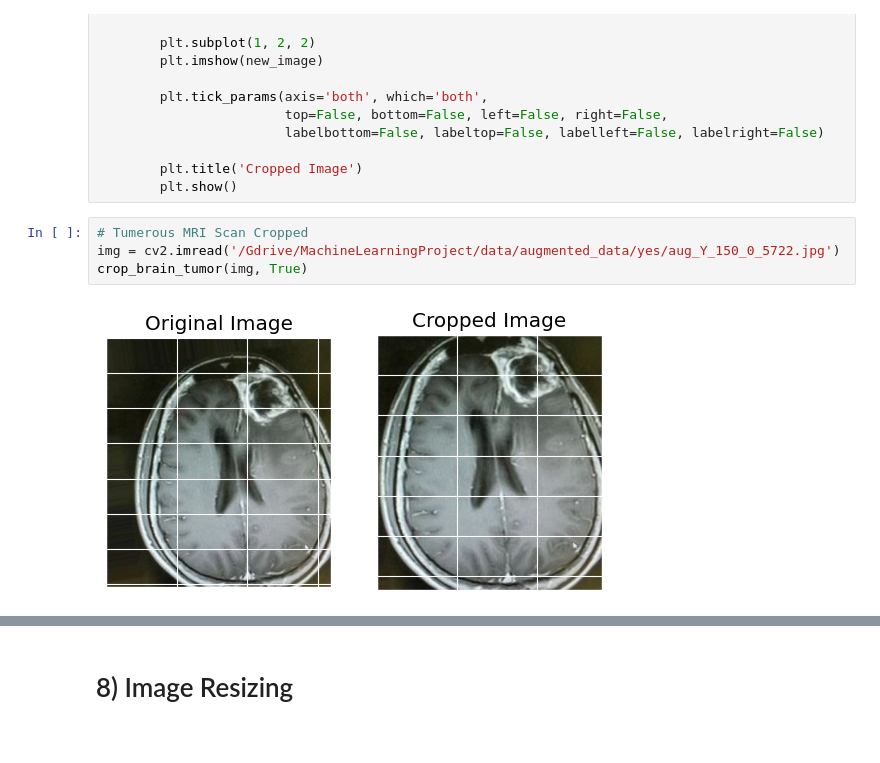
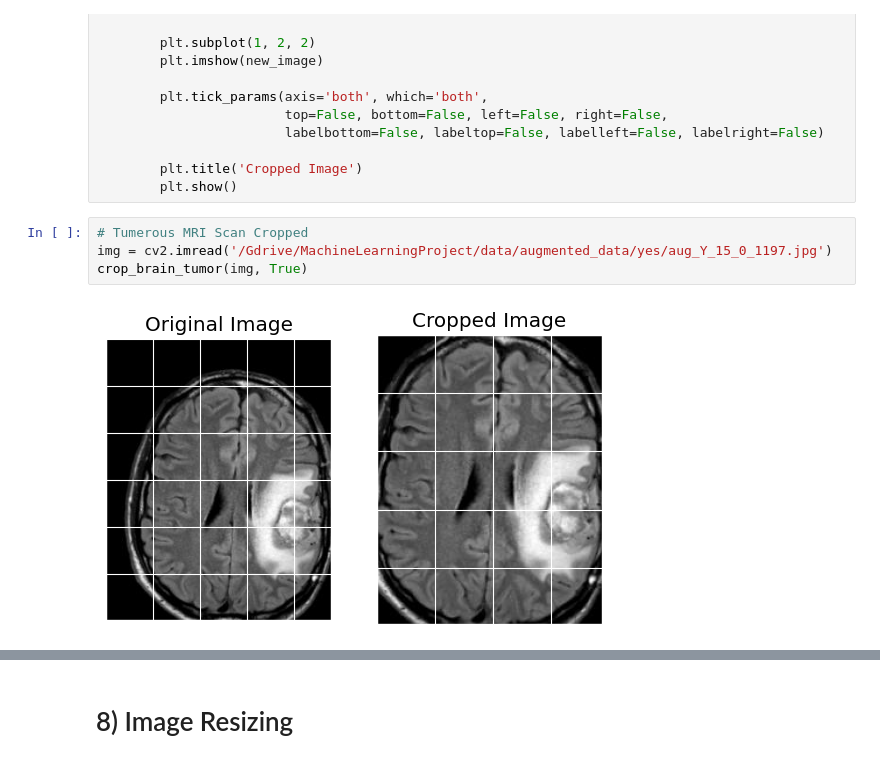
Before and after one commit to BhadrinathKS/Brain-Tumor-Detection, a Jupyter notebook: BrainTumorDetection.ipynb, the cells around one changed output, grey strips where cells are left out. Saved outputs shown, nothing was run; the diff lists cells and outputs as text.

```diff
--- a/BrainTumorDetection.ipynb
+++ b/BrainTumorDetection.ipynb
@@ -268,10 +272,10 @@ def crop_brain_tumor(image, plot=False):
         plt.show()
 # %%
 # Tumerous MRI Scan Cropped
-img = cv2.imread('/Gdrive/MachineLearningProject/data/augmented_data/yes/aug_Y_150_0_5722.jpg')
+img = cv2.imread('/Gdrive/MachineLearningProject/data/augmented_data/yes/aug_Y_15_0_1197.jpg')
 crop_brain_tumor(img, True)
 # %% [output]
-[figure, old version]
+[figure, new version]
 # %%
 # Non-Tumerous MRI Scan Cropped
 img = cv2.imread('/Gdrive/MachineLearningProject/data/augmented_data/no/aug_N_38_0_3762.jpg')
```
Also changed, not shown: parts of 18 cells of this notebook.
